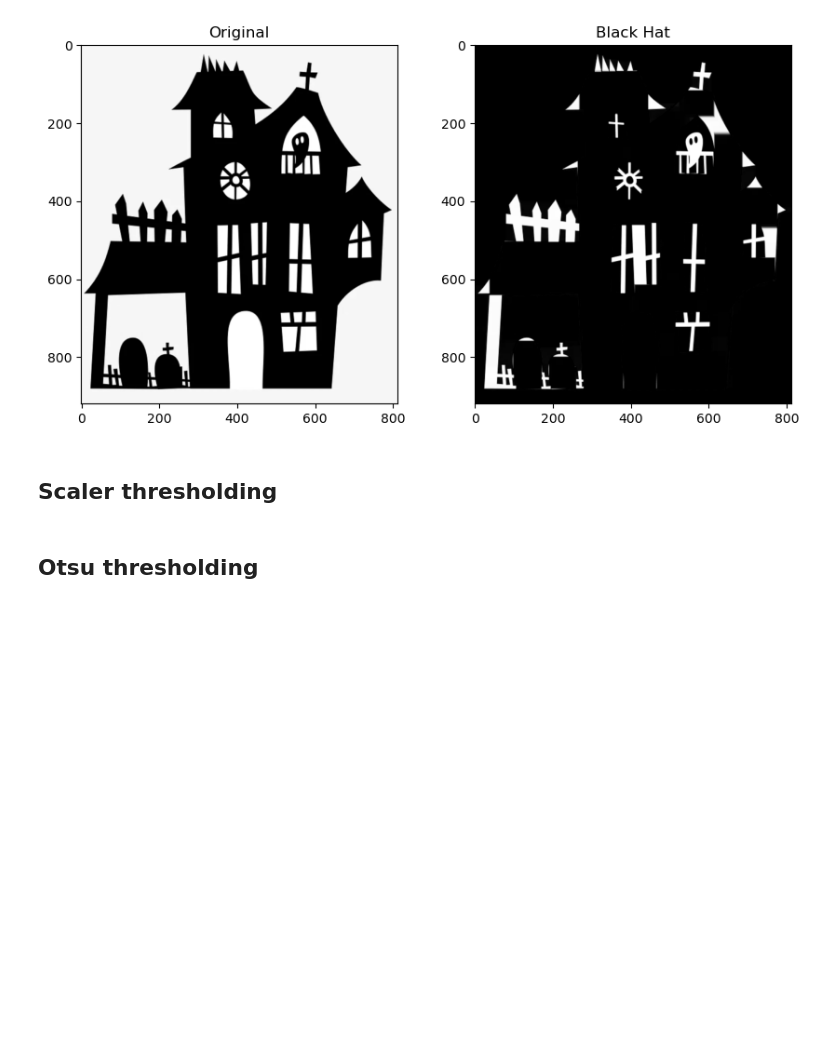
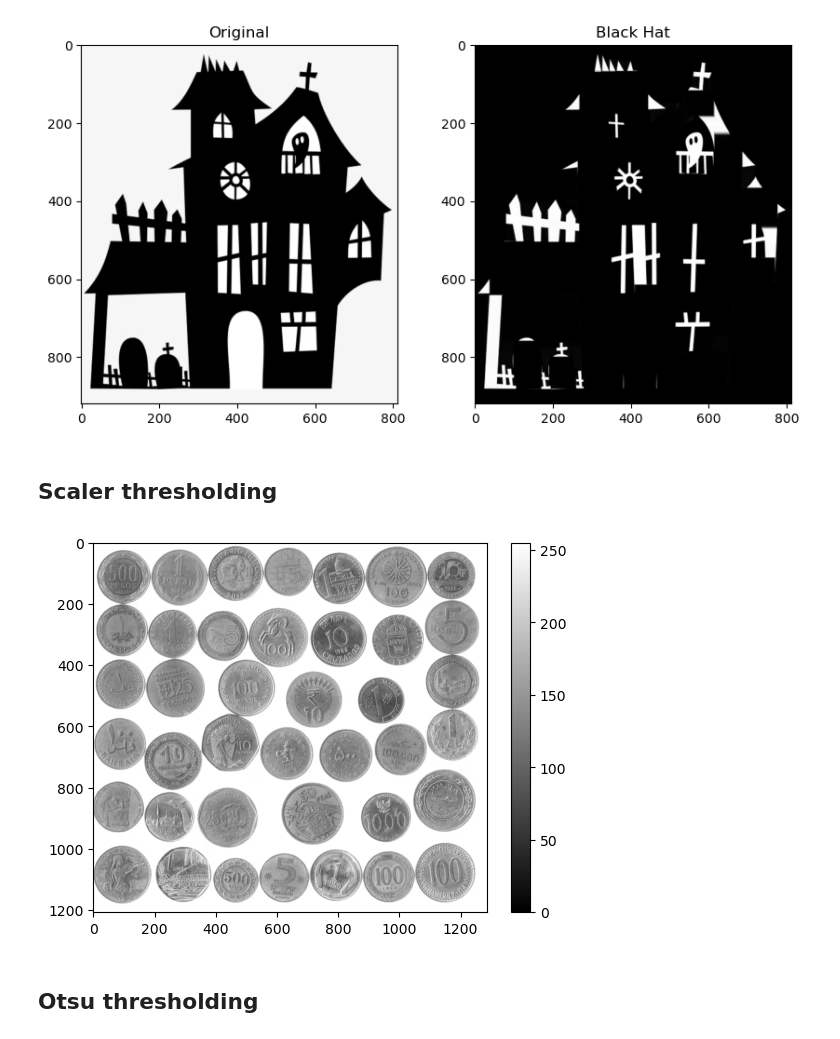
Before and after one commit to jacob-cunningham-ds/ece_2390, a Jupyter notebook: notes/02_lecture.ipynb, the cells around one changed output. Saved outputs shown, nothing was run; the diff lists cells and outputs as text; code cells hidden in the pictures; blank space fills up the shorter version.

```diff
--- a/notes/02_lecture.ipynb
+++ b/notes/02_lecture.ipynb
@@ -260,6 +260,13 @@ plt.show()
 [figure]
 # %% [markdown]
 ## Scaler thresholding
+# %%
+coins_img = cv2.imread(os.path.relpath('assets/coins.png'), cv2.IMREAD_GRAYSCALE)
+ax = plt.imshow(coins_img, cmap='gray', vmin=0, vmax=255)
+plt.colorbar(ax)
+plt.show()
+# %% [output]
+[figure, added]
 # %% [markdown]
 ## Otsu thresholding
 # %% [markdown]
```
Also changed, not shown: 3 other files.
